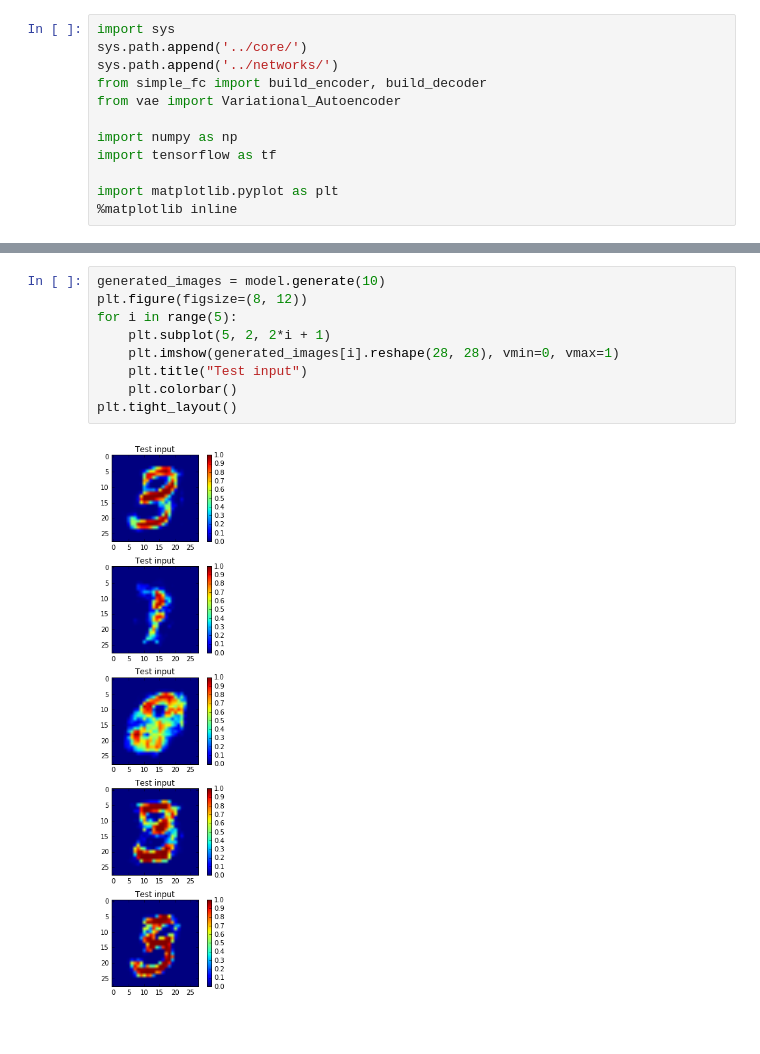
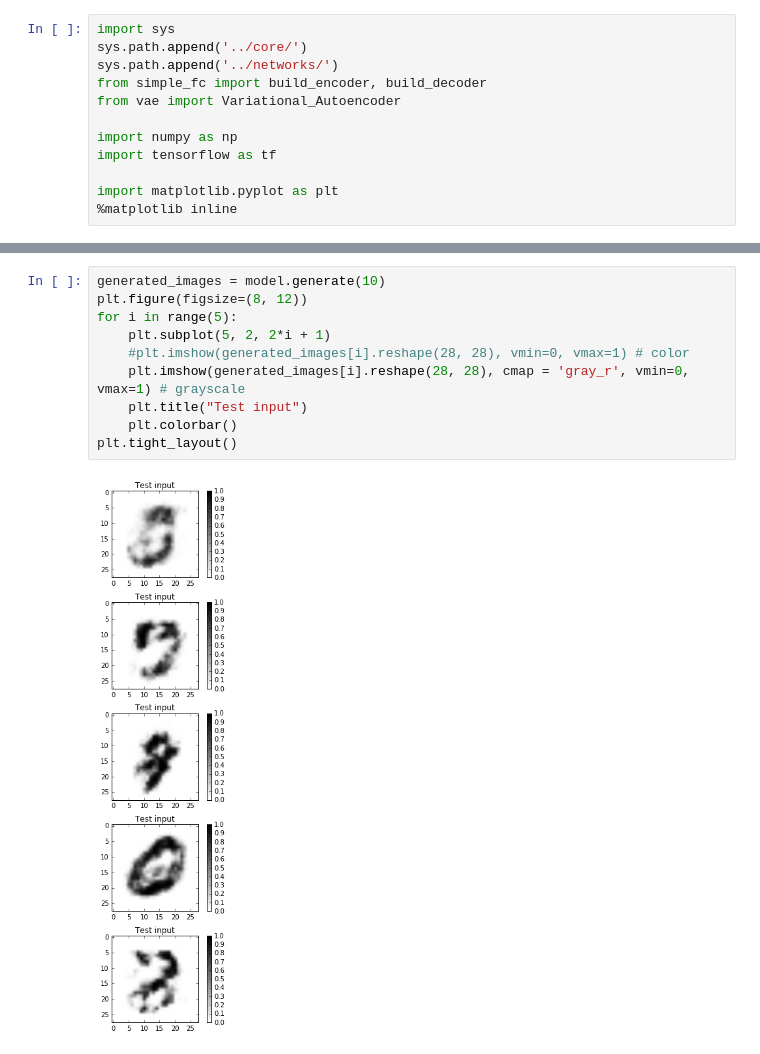
Before and after one commit to Jianbo-Lab/deep-learning-project, a Jupyter notebook: notebook/fc_vae.ipynb, the cells around one changed output, grey strips where cells are left out. Cells and saved outputs as stored; diff of their text form.

Commit message:
Added grayscale version of imshow

```diff
--- a/notebook/fc_vae.ipynb
+++ b/notebook/fc_vae.ipynb
@@ -35,11 +35,12 @@ Epoch 10: The loss is 70.2069905645.
 # %%
 generated_images = model.generate(10)
 plt.figure(figsize=(8, 12))
 for i in range(5):
     plt.subplot(5, 2, 2*i + 1)
-    plt.imshow(generated_images[i].reshape(28, 28), vmin=0, vmax=1)
+    #plt.imshow(generated_images[i].reshape(28, 28), vmin=0, vmax=1) # color
+    plt.imshow(generated_images[i].reshape(28, 28), cmap = 'gray_r', vmin=0, vmax=1) # grayscale
     plt.title("Test input")
     plt.colorbar()
 plt.tight_layout()
 # %% [output]
-[figure, old version]
+[figure, new version]
```
Also changed, not shown: parts of 1 cell of this notebook.
